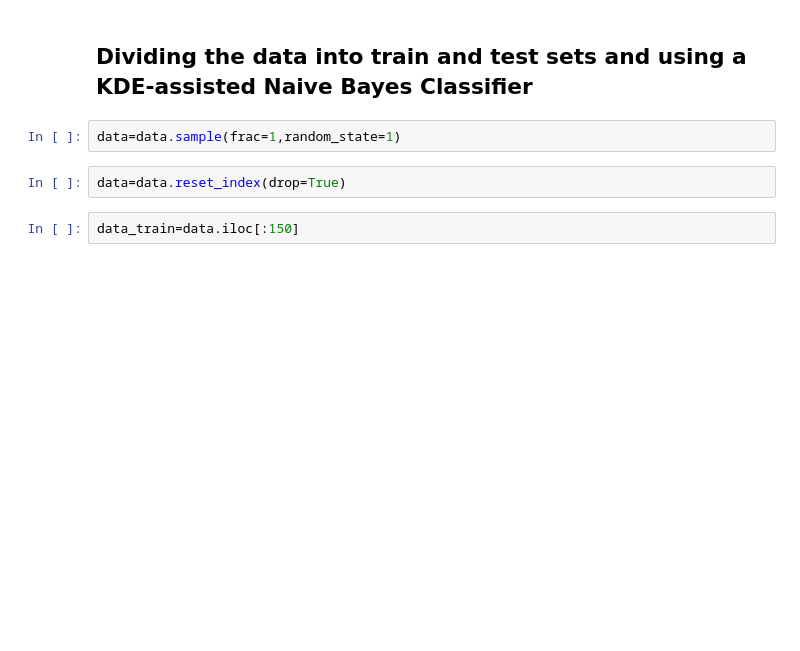
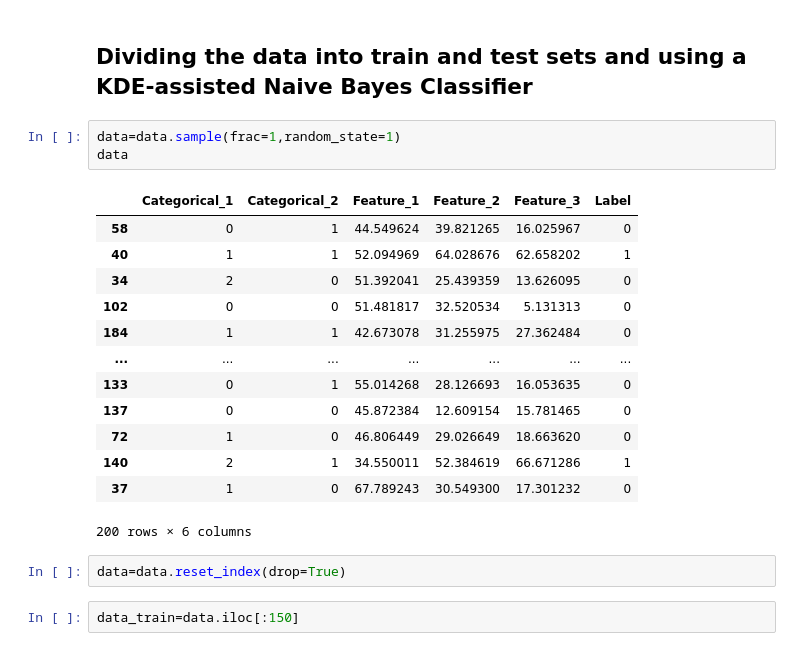
Before and after one commit to rajvee18/machine_learning_1, a Jupyter notebook: Naive Bayes with KDE.ipynb, the cells around one changed output. Drawn from its saved outputs; the diff is of its cells as text; blank space fills up the shorter version.

```diff
--- a/Naive Bayes with KDE.ipynb
+++ b/Naive Bayes with KDE.ipynb
@@ -214,6 +229,21 @@ for feature in data.columns:
 ## Dividing the data into train and test sets and using a KDE-assisted Naive Bayes Classifier
 # %%
 data=data.sample(frac=1,random_state=1)
+data
+# %% [output]
+|  | Categorical_1 | Categorical_2 | Feature_1 | Feature_2 | Feature_3 | Label |
+| 58 | 0 | 1 | 44.549624 | 39.821265 | 16.025967 | 0 |
+| 40 | 1 | 1 | 52.094969 | 64.028676 | 62.658202 | 1 |
+| 34 | 2 | 0 | 51.392041 | 25.439359 | 13.626095 | 0 |
+| 102 | 0 | 0 | 51.481817 | 32.520534 | 5.131313 | 0 |
+| 184 | 1 | 1 | 42.673078 | 31.255975 | 27.362484 | 0 |
+| ... | ... | ... | ... | ... | ... | ... |
+| 133 | 0 | 1 | 55.014268 | 28.126693 | 16.053635 | 0 |
+| 137 | 0 | 0 | 45.872384 | 12.609154 | 15.781465 | 0 |
+| 72 | 1 | 0 | 46.806449 | 29.026649 | 18.663620 | 0 |
+| 140 | 2 | 1 | 34.550011 | 52.384619 | 66.671286 | 1 |
+| 37 | 1 | 0 | 67.789243 | 30.549300 | 17.301232 | 0 |
+200 rows × 6 columns
 # %%
 data=data.reset_index(drop=True)
 # %%
```
Also changed, not shown: parts of 1 cell of this notebook, 1 other file.
